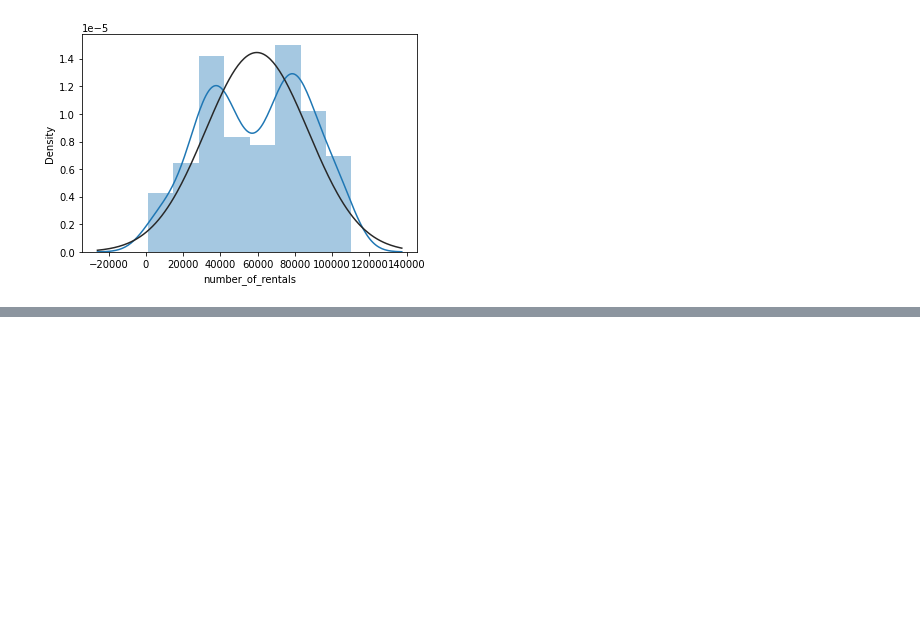
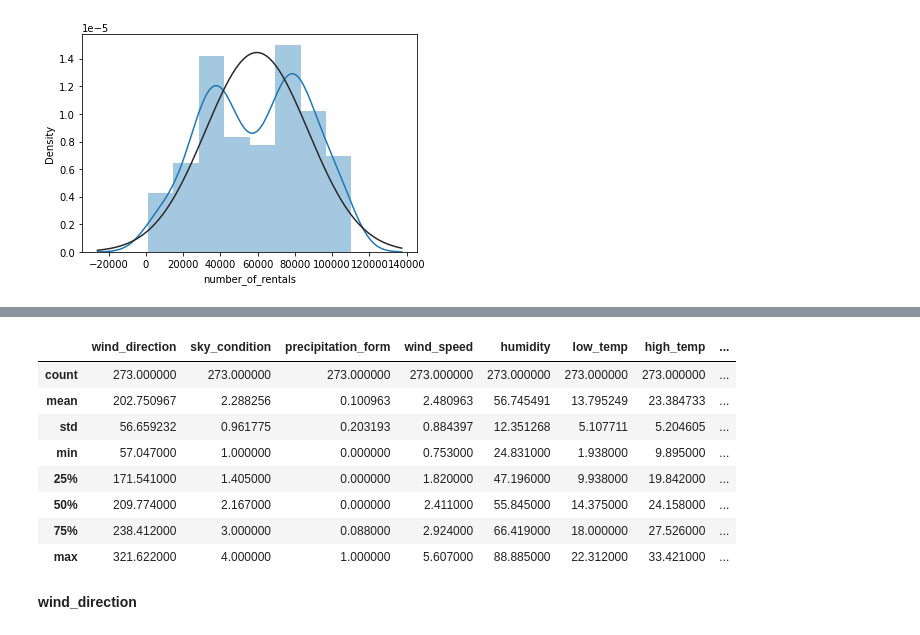
Before and after one commit to cyan9212/Dacon_Bicycle, a Jupyter notebook: bicycle_prediction.ipynb, the cells around one changed output, grey strips where cells are left out. Drawn from its saved outputs; the diff is of its cells as text; code cells hidden in the pictures; blank space fills up the shorter version.

```diff
--- a/bicycle_prediction.ipynb
+++ b/bicycle_prediction.ipynb
@@ -84,0 +125,12 @@ sns.distplot(train['number_of_rentals'], fit=norm)
+# %%
+train.describe()
+# %% [output]
+|  | wind_direction | sky_condition | precipitation_form | wind_speed | humidity | low_temp | high_temp | ... |
+| count | 273.000000 | 273.000000 | 273.000000 | 273.000000 | 273.000000 | 273.000000 | 273.000000 | ... |
+| mean | 202.750967 | 2.288256 | 0.100963 | 2.480963 | 56.745491 | 13.795249 | 23.384733 | ... |
+| std | 56.659232 | 0.961775 | 0.203193 | 0.884397 | 12.351268 | 5.107711 | 5.204605 | ... |
+| min | 57.047000 | 1.000000 | 0.000000 | 0.753000 | 24.831000 | 1.938000 | 9.895000 | ... |
+| 25% | 171.541000 | 1.405000 | 0.000000 | 1.820000 | 47.196000 | 9.938000 | 19.842000 | ... |
+| 50% | 209.774000 | 2.167000 | 0.000000 | 2.411000 | 55.845000 | 14.375000 | 24.158000 | ... |
+| 75% | 238.412000 | 3.000000 | 0.088000 | 2.924000 | 66.419000 | 18.000000 | 27.526000 | ... |
+| max | 321.622000 | 4.000000 | 1.000000 | 5.607000 | 88.885000 | 22.312000 | 33.421000 | ... |
@@ -84,0 +139,2 @@ sns.distplot(train['number_of_rentals'], fit=norm)
+# %% [markdown]
+**wind_direction**
```
Also changed, not shown: parts of 6 cells of this notebook.
